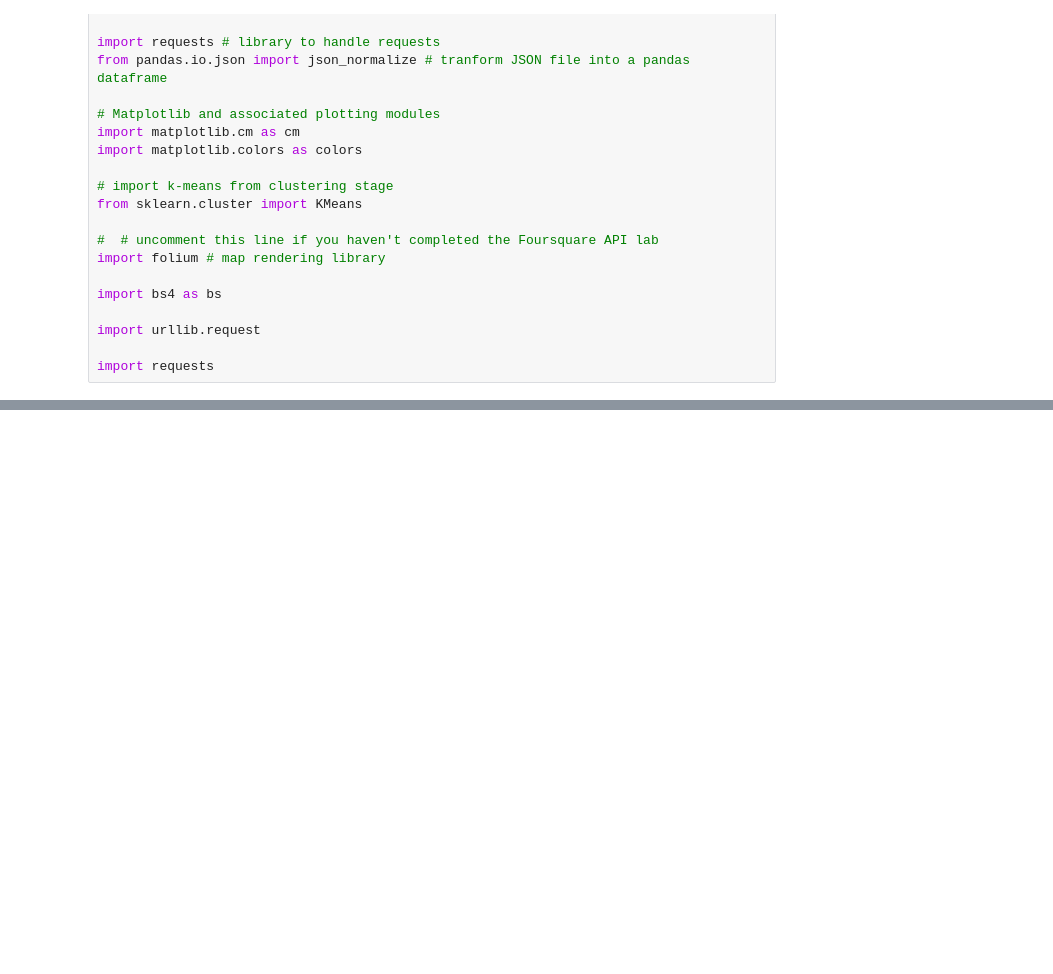
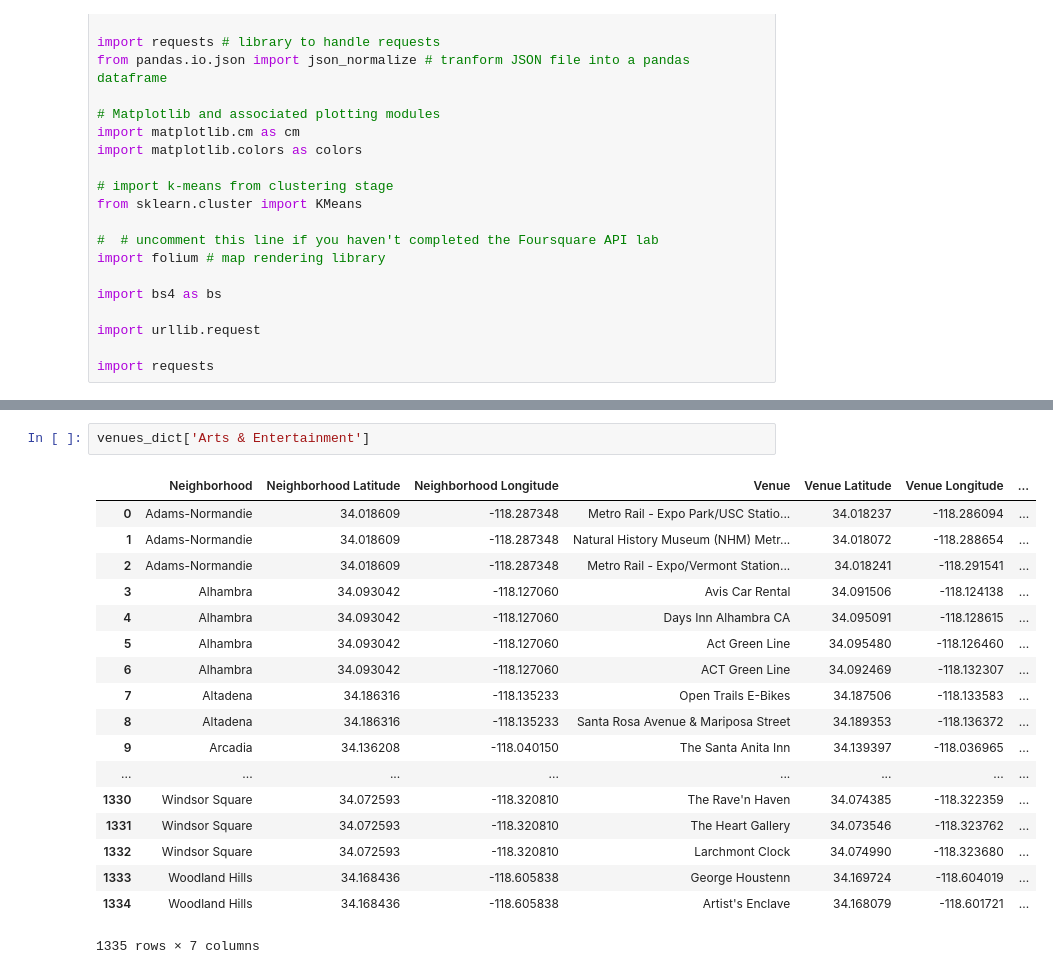
Before and after one commit to jimmy-io/Coursera_Capstone, a Jupyter notebook: Capstone v0.3.ipynb, the cells around one changed output, grey strips where cells are left out. Saved outputs shown, nothing was run; the diff lists cells and outputs as text; blank space fills up the shorter version.

```diff
--- a/Capstone v0.3.ipynb
+++ b/Capstone v0.3.ipynb
@@ -34,0 +263,21 @@ import requests
+# %%
+venues_dict['Arts & Entertainment']
+# %% [output]
+|  | Neighborhood | Neighborhood Latitude | Neighborhood Longitude | Venue | Venue Latitude | Venue Longitude | ... |
+| 0 | Adams-Normandie | 34.018609 | -118.287348 | Metro Rail - Expo Park/USC Statio... | 34.018237 | -118.286094 | ... |
+| 1 | Adams-Normandie | 34.018609 | -118.287348 | Natural History Museum (NHM) Metr... | 34.018072 | -118.288654 | ... |
+| 2 | Adams-Normandie | 34.018609 | -118.287348 | Metro Rail - Expo/Vermont Station... | 34.018241 | -118.291541 | ... |
+| 3 | Alhambra | 34.093042 | -118.127060 | Avis Car Rental | 34.091506 | -118.124138 | ... |
+| 4 | Alhambra | 34.093042 | -118.127060 | Days Inn Alhambra CA | 34.095091 | -118.128615 | ... |
+| 5 | Alhambra | 34.093042 | -118.127060 | Act Green Line | 34.095480 | -118.126460 | ... |
+| 6 | Alhambra | 34.093042 | -118.127060 | ACT Green Line | 34.092469 | -118.132307 | ... |
+| 7 | Altadena | 34.186316 | -118.135233 | Open Trails E-Bikes | 34.187506 | -118.133583 | ... |
+| 8 | Altadena | 34.186316 | -118.135233 | Santa Rosa Avenue & Mariposa Street | 34.189353 | -118.136372 | ... |
+| 9 | Arcadia | 34.136208 | -118.040150 | The Santa Anita Inn | 34.139397 | -118.036965 | ... |
+| ... | ... | ... | ... | ... | ... | ... | ... |
+| 1330 | Windsor Square | 34.072593 | -118.320810 | The Rave'n Haven | 34.074385 | -118.322359 | ... |
+| 1331 | Windsor Square | 34.072593 | -118.320810 | The Heart Gallery | 34.073546 | -118.323762 | ... |
+| 1332 | Windsor Square | 34.072593 | -118.320810 | Larchmont Clock | 34.074990 | -118.323680 | ... |
+| 1333 | Woodland Hills | 34.168436 | -118.605838 | George Houstenn | 34.169724 | -118.604019 | ... |
+| 1334 | Woodland Hills | 34.168436 | -118.605838 | Artist's Enclave | 34.168079 | -118.601721 | ... |
+1335 rows × 7 columns
```
Also changed, not shown: parts of 15 cells of this notebook.
